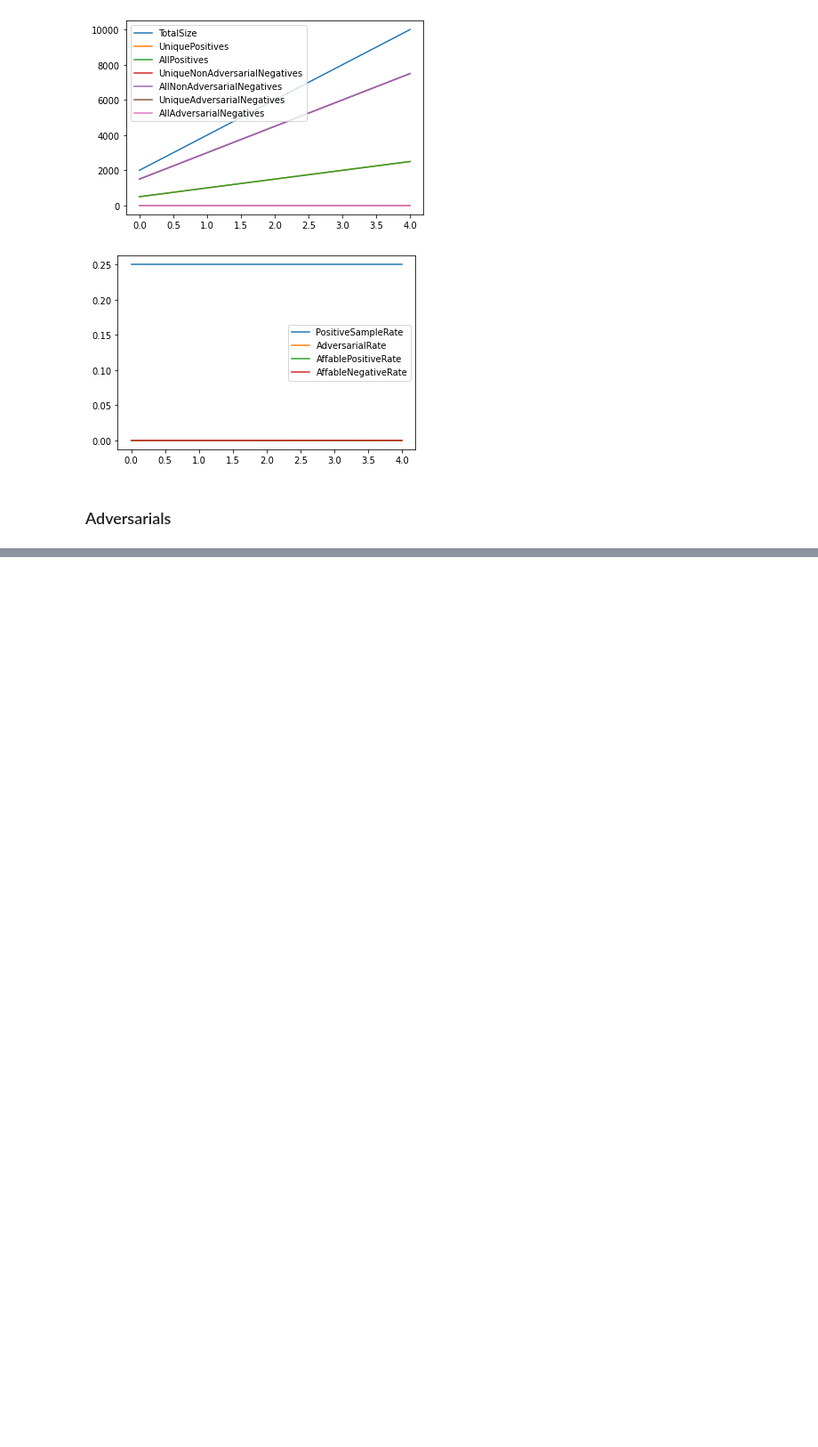
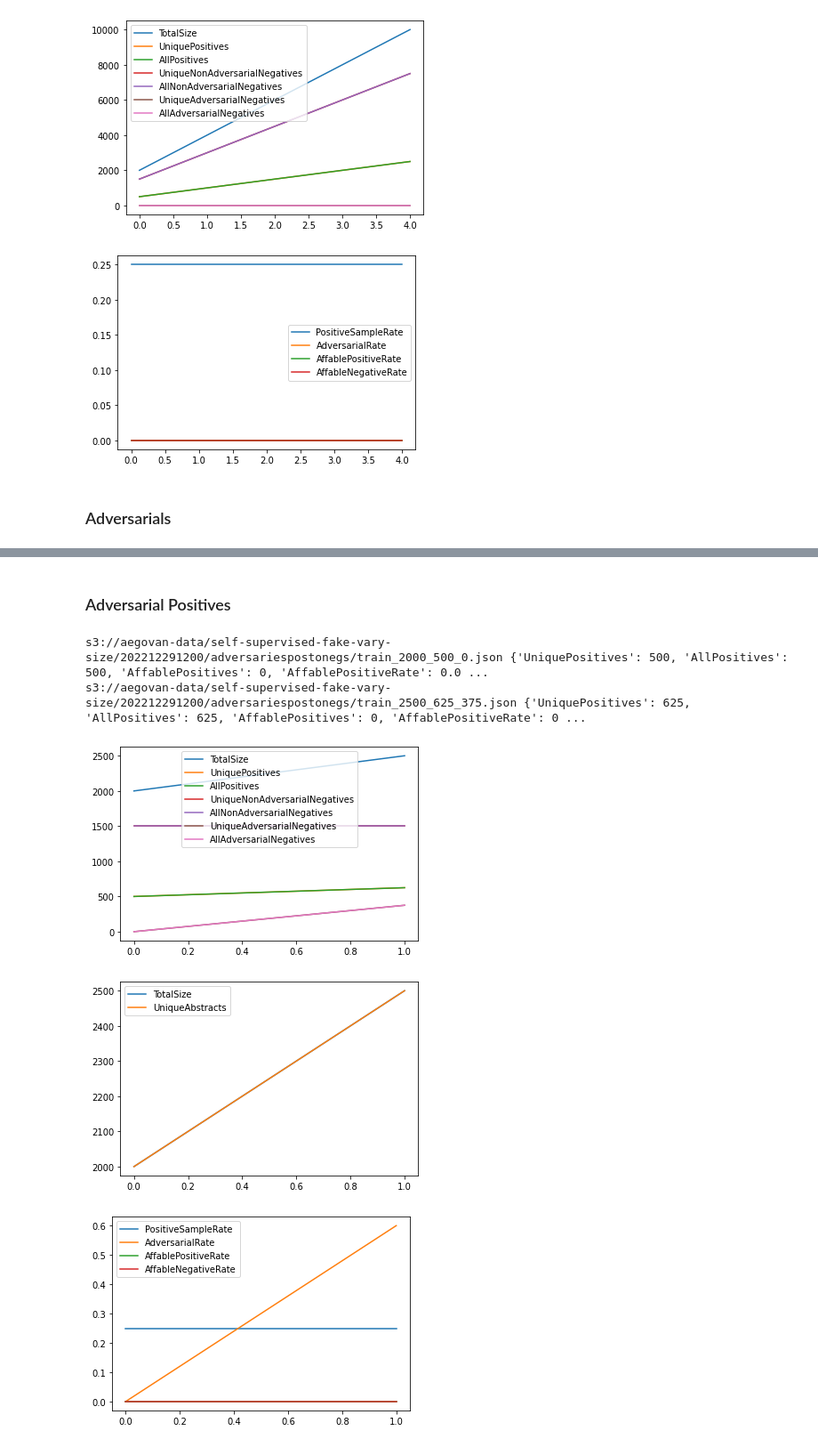
Before and after one commit to elangovana/large-scale-ptm-ppi, a Jupyter notebook: notebooks/self_supervised_data_creation_fixed_train.ipynb, the cells around one changed output, grey strips where cells are left out. Shown at 89% size. Saved outputs shown, nothing was run; the diff lists cells and outputs as text; code cells hidden in the pictures; blank space fills up the shorter version.

Commit message:
Add pos to neg adversaries

```diff
--- a/notebooks/self_supervised_data_creation_fixed_train.ipynb
+++ b/notebooks/self_supervised_data_creation_fixed_train.ipynb
@@ -879,3 +959,14 @@ s3://aegovan-data/self-supervised-fake-vary-size/202212272141/adversariesposnegs
 [figure]
 [figure]
 [figure]
+# %% [markdown]
+### Adversarial Positives
+# %%
+create_vary_adversaries_for_postives_and_upload_to_s3(df_train_random, df_pubmed, pos_label=True,
+                                s3_uri_base=f"s3://aegovan-data/self-supervised-fake-vary-size/{datefmt}")
+# %% [output]
+s3://aegovan-data/self-supervised-fake-vary-size/202212291200/adversariespostonegs/train_2000_500_0.json {'UniquePositives': 500, 'AllPositives': 500, 'AffablePositives': 0, 'AffablePositiveRate': 0.0 ...
+s3://aegovan-data/self-supervised-fake-vary-size/202212291200/adversariespostonegs/train_2500_625_375.json {'UniquePositives': 625, 'AllPositives': 625, 'AffablePositives': 0, 'AffablePositiveRate': 0 ...
+[figure, added]
+[figure, added]
+[figure, added]
```
Also changed, not shown: parts of 8 cells of this notebook, 1 other file.
